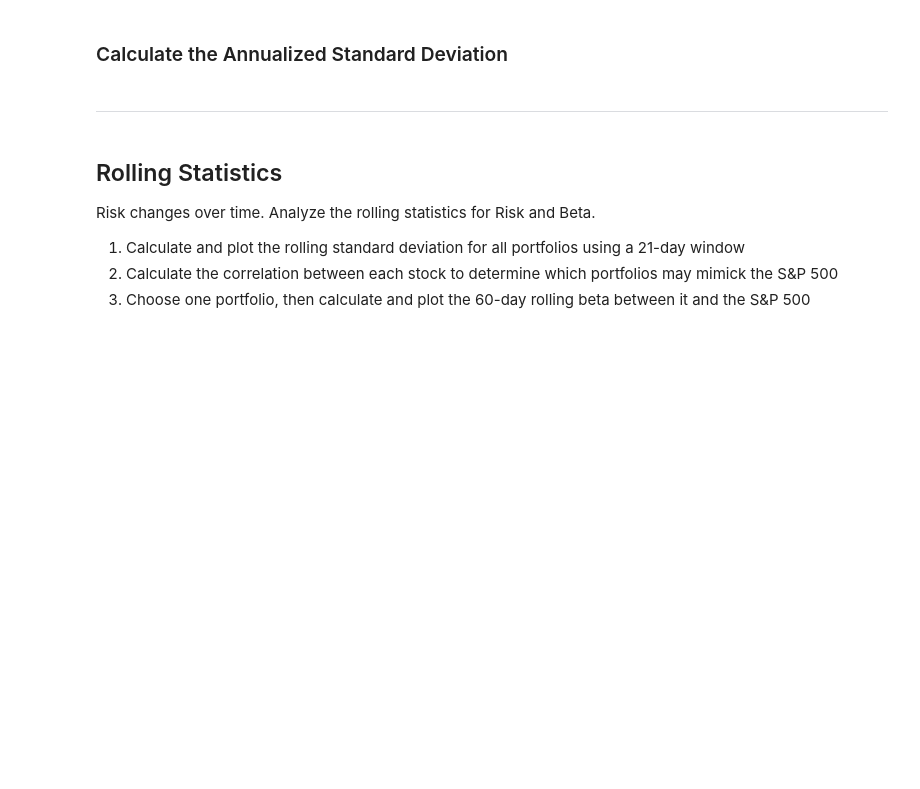
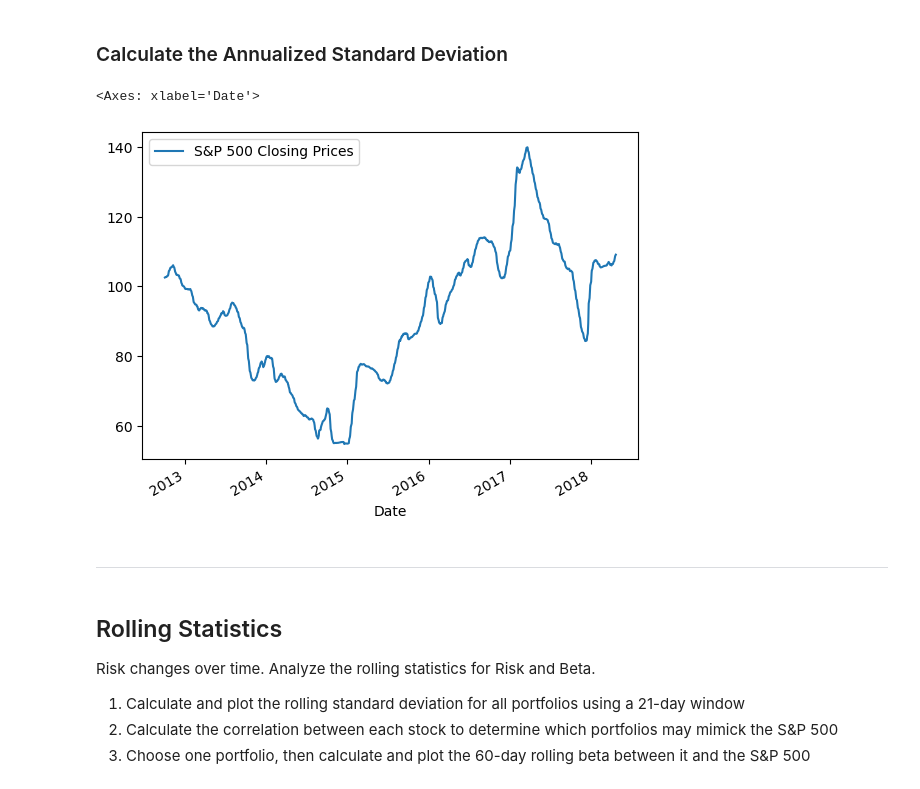
Before and after one commit to fintech-lex/whale_portfolios, a Jupyter notebook: whale_analysis.ipynb, the cells around one changed output. Cells and saved outputs as stored; diff of their text form; code cells hidden in the pictures; blank space fills up the shorter version.

```diff
--- a/whale_analysis.ipynb
+++ b/whale_analysis.ipynb
@@ -268,6 +326,12 @@ volatility
 ### Calculate the Annualized Standard Deviation
 # %%
 # Calculate the annualized standard deviation (252 trading days)
+
+ann_std = sp_df.rolling(window=252).std().plot()
+ann_std
+# %% [output]
+<Axes: xlabel='Date'>
+[figure, added]
 # %% [markdown]
 ---
 # %% [markdown]
```
Also changed, not shown: parts of 19 cells of this notebook, 2 other files.
